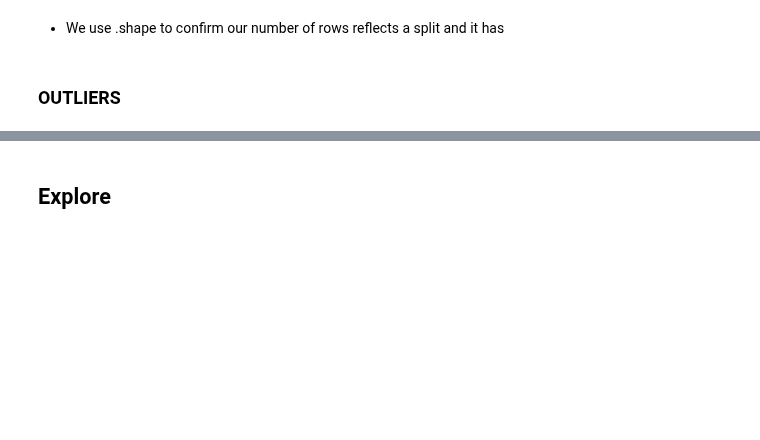
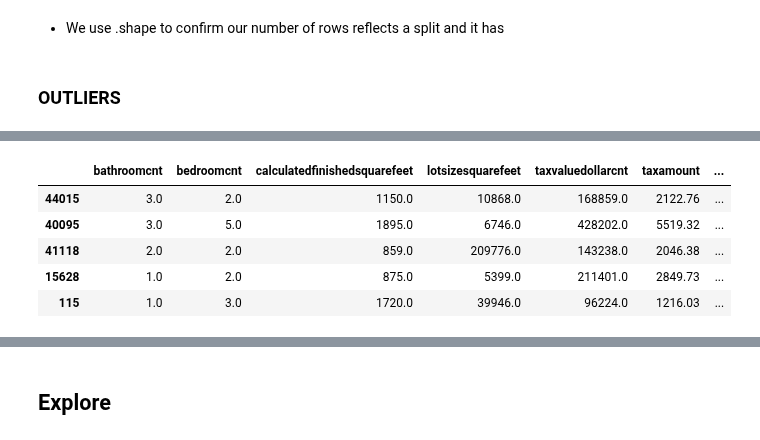
Before and after one commit to SamuelD-Data/zillow_clustering_project, a Jupyter notebook: zillow_clustering_project_notebook.ipynb, the cells around one changed output, grey strips where cells are left out. Saved outputs shown, nothing was run; the diff lists cells and outputs as text; code cells hidden in the pictures; blank space fills up the shorter version.

```diff
--- a/zillow_clustering_project_notebook.ipynb
+++ b/zillow_clustering_project_notebook.ipynb
@@ -605,0 +470,13 @@ rfe_ranks_df.sort_values('Rank')
+# %%
+# function used to identify outliers and their distance from the upper boundary
+train = add_upper_outlier_columns(train, k=6)
+
+# previewing data
+train.head()
+# %% [output]
+|  | bathroomcnt | bedroomcnt | calculatedfinishedsquarefeet | lotsizesquarefeet | taxvaluedollarcnt | taxamount | ... |
+| 44015 | 3.0 | 2.0 | 1150.0 | 10868.0 | 168859.0 | 2122.76 | ... |
+| 40095 | 3.0 | 5.0 | 1895.0 | 6746.0 | 428202.0 | 5519.32 | ... |
+| 41118 | 2.0 | 2.0 | 859.0 | 209776.0 | 143238.0 | 2046.38 | ... |
+| 15628 | 1.0 | 2.0 | 875.0 | 5399.0 | 211401.0 | 2849.73 | ... |
+| 115 | 1.0 | 3.0 | 1720.0 | 39946.0 | 96224.0 | 1216.03 | ... |
```
Also changed, not shown: parts of 81 cells of this notebook.
